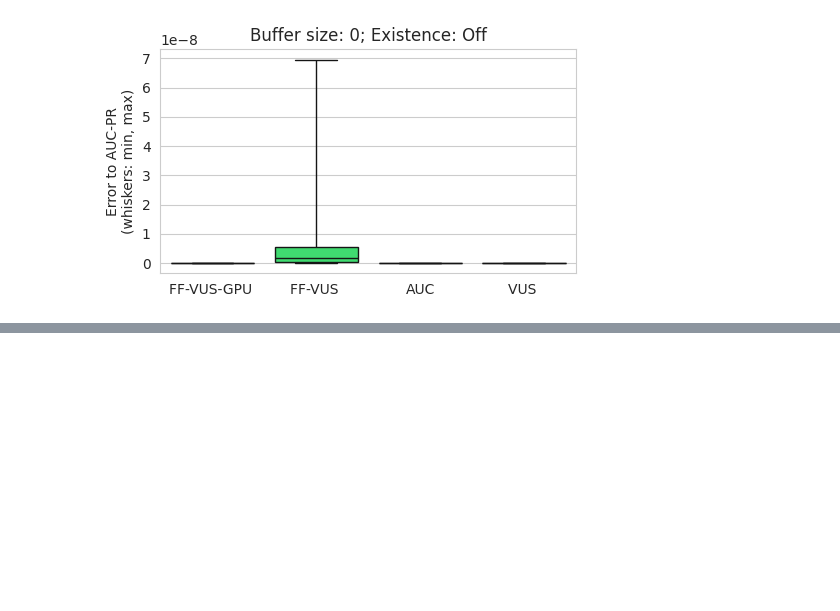
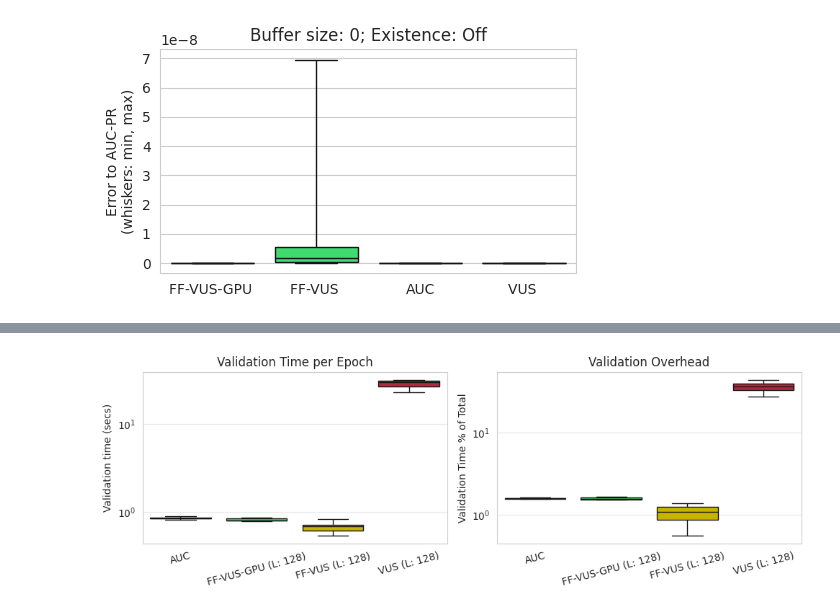
Before and after one commit to sylligardos/autovus, a Jupyter notebook: src/notebooks/experimental_results.ipynb, the cells around one changed output, grey strips where cells are left out. Saved outputs shown, nothing was run; the diff lists cells and outputs as text; code cells hidden in the pictures; blank space fills up the shorter version.

Commit message:
adding new metrics

```diff
--- a/src/notebooks/experimental_results.ipynb
+++ b/src/notebooks/experimental_results.ipynb
@@ -41,6 +41,10 @@ formal_names = {
     'RF': 'RF',
     'AFFILIATION': 'AFFILIATION',
     'RANGE-AUC': 'Range-AUC (L: 128)',
+    'auc': 'AUC',
+    'vus': 'VUS (L: 128)',
+    'ffvus': 'FF-VUS (L: 128)',
+    'ffvusgpu': 'FF-VUS-GPU (L: 128)',
 }
 
 # Default seaborn style
@@ -910,0 +945,49 @@ finalize_plot(save_fig_path, 'error_auc_equivalence')
+# %%
+fig, axes = plt.subplots(1, 2, figsize=(10, 3.5))
+
+# Left plot: Validation time comparison
+ax1 = axes[0]
+df_plot = df[df['Epoch'] != 'TOTAL'].copy()
+df_plot['Val time'] = df_plot['Val time'].astype(float)
+
+sns.boxplot(
+    data=df_plot,
+    x='Metric',
+    y='Val time',
+    hue='Metric',
+    palette=color_palette,
+    ax=ax1,
+    saturation=1,
+    showfliers=False,
+    log_scale=True
+)
+ax1.set_ylabel('Validation time (secs)')
+ax1.set_xlabel('')
+ax1.set_title('Validation Time per Epoch')
+ax1.tick_params(axis='x', rotation=15)
+ax1.grid(axis='y', alpha=0.5)
+
+# Right plot: Val % (overhead) comparison
+ax2 = axes[1]
+df_plot['Val %'] = df_plot['Val %'].astype(float)
+
+sns.boxplot(
+    data=df_plot,
+    x='Metric',
+    y='Val %',
+    hue='Metric',
+    palette=color_palette,
+    ax=ax2,
+    saturation=1,
+    showfliers=False,
+    log_scale=True
+)
+ax2.set_ylabel('Validation Time % of Total')
+ax2.set_xlabel('')
+ax2.set_title('Validation Overhead')
+ax2.tick_params(axis='x', rotation=15)
+ax2.grid(axis='y', alpha=0.5)
+
+finalize_plot(save_fig_path, 'msad_pipeline_validation_overhead')
+# %% [output]
+[figure, added]
```
Also changed, not shown: parts of 3 cells of this notebook, 1 other file.
